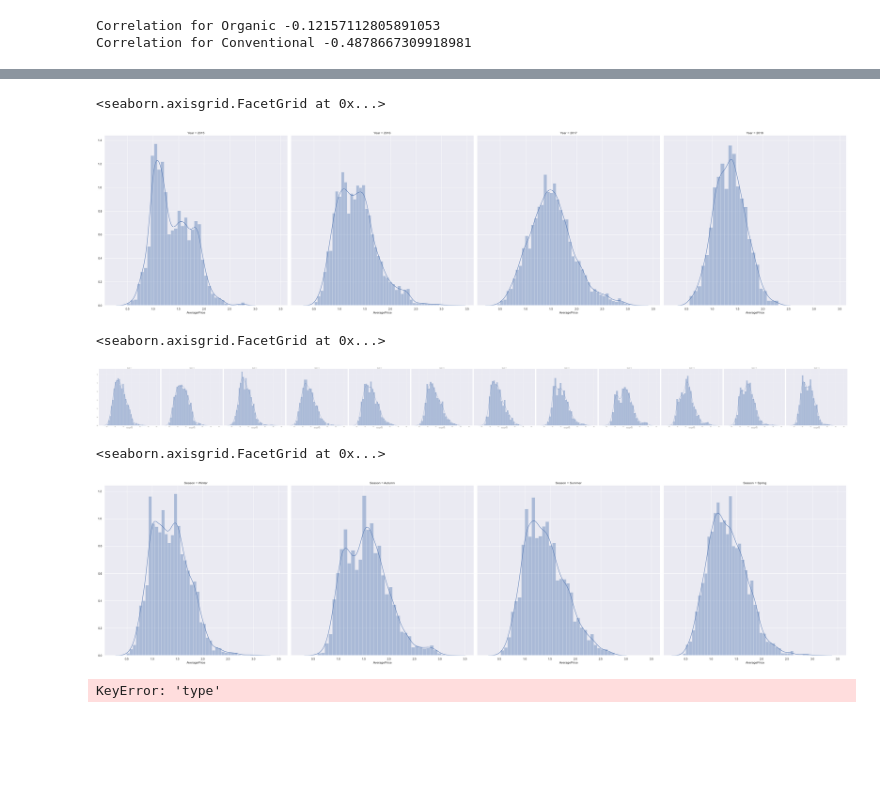
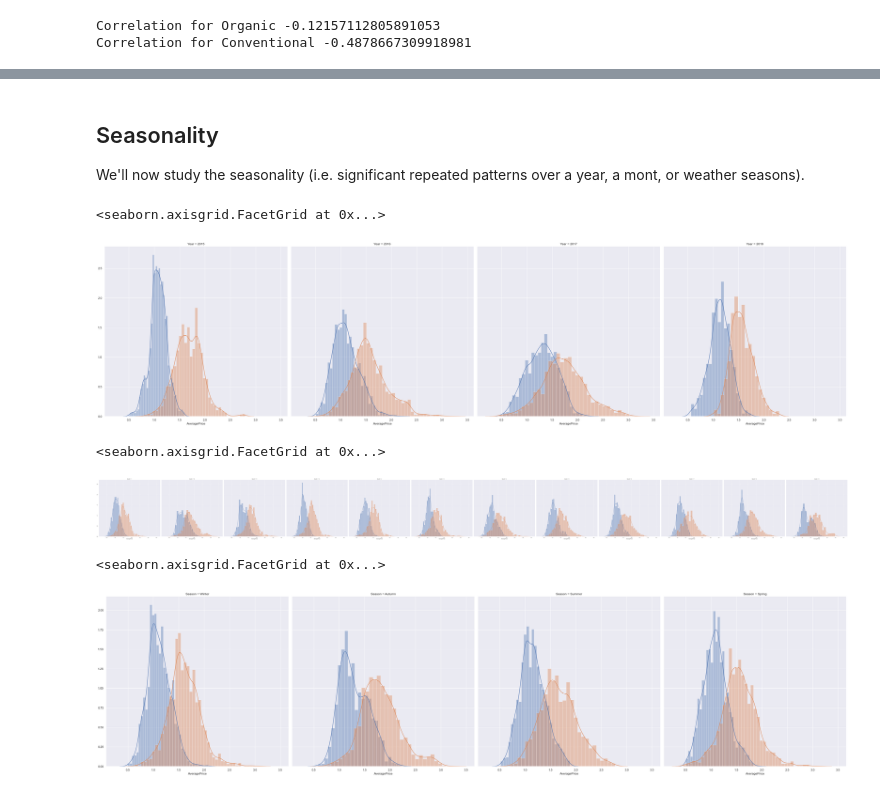
Before and after one commit to clone95/Prices-of-Avocados, a Jupyter notebook: EDA.ipynb, the cells around one changed output, grey strips where cells are left out. Saved outputs shown, nothing was run; the diff lists cells and outputs as text; code cells hidden in the pictures; blank space fills up the shorter version.

```diff
--- a/EDA.ipynb
+++ b/EDA.ipynb
@@ -129,30 +122,27 @@ ax.legend()
+# %% [markdown]
+## Seasonality
+
+We'll now study the seasonality (i.e. significant repeated patterns over a year, a mont, or weather seasons).
 # %%
 data['Year'] = data.index.year
 data['Month'] = data.index.month.astype(str)
 data['Day'] = data.index.day
 data['Season'] = data.Month.apply(lambda x: season_dict[x])
 
-g = sns.FacetGrid(data, col='Year', size=10)
+g = sns.FacetGrid(data, col='Year', size=10, hue='type')
 g.map(sns.distplot, "AveragePrice")
 # %% [output]
 <seaborn.axisgrid.FacetGrid at 0x...>
-[figure, old version]
+[figure, new version]
 # %%
-
-g = sns.FacetGrid(data, col='Month', size=10)
+g = sns.FacetGrid(data, col='Month', size=10, hue='type')
 g.map(sns.distplot, "AveragePrice")
 # %% [output]
 <seaborn.axisgrid.FacetGrid at 0x...>
-[figure, old version]
+[figure, new version]
 # %%
-g = sns.FacetGrid(data, col='Season', size=10)
+g = sns.FacetGrid(data, col='Season', size=10, hue='type')
 g.map(sns.distplot, "AveragePrice")
 # %% [output]
 <seaborn.axisgrid.FacetGrid at 0x...>
-[figure, old version]
+[figure, new version]
-# %%
-grouped = data.groupby(['Month']).mean()
-g = sns.FacetGrid(data, col='type', size=10)
-g.map(sns.lineplot, "","AveragePrice")
-# %% [output]
-KeyError: 'type'
```
Also changed, not shown: parts of 5 cells of this notebook.
